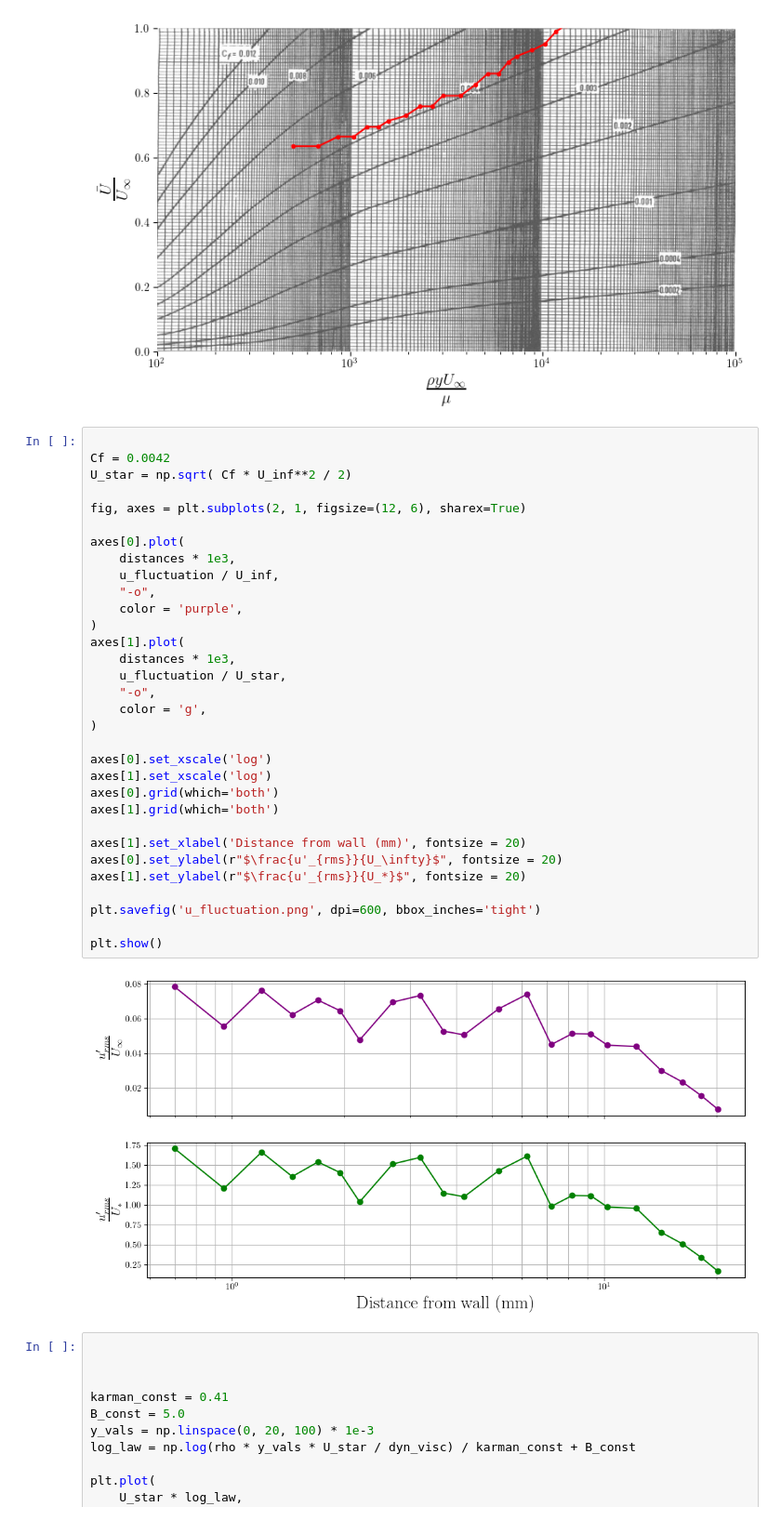
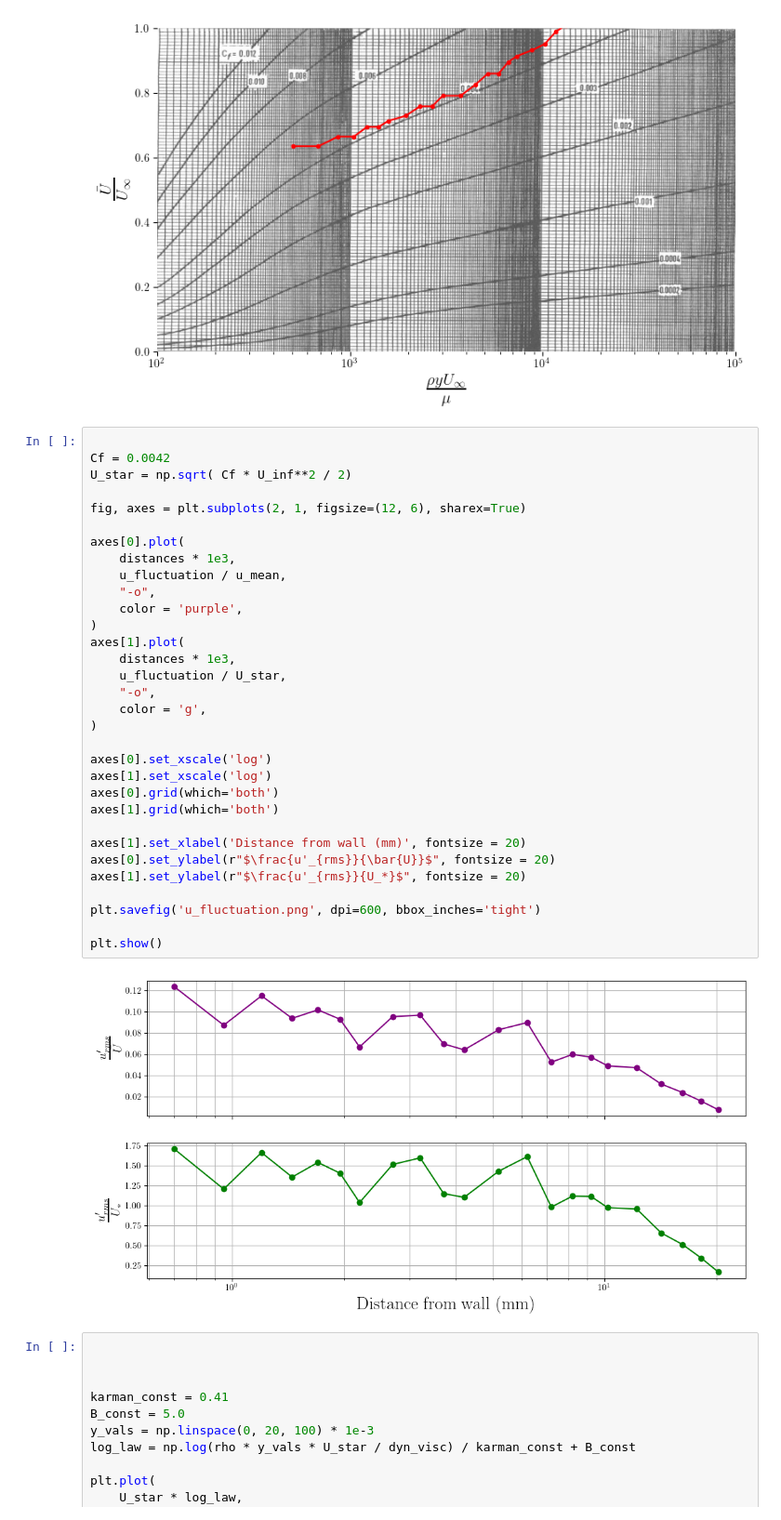
Before and after one commit to lpender3672/MEng-CW, a Jupyter notebook: IIA/3A1/Transition_to_turbulence/analysis.ipynb, the cells around one changed output. Shown at 93% size. Cells and saved outputs as stored; diff of their text form.

```diff
--- a/IIA/3A1/Transition_to_turbulence/analysis.ipynb
+++ b/IIA/3A1/Transition_to_turbulence/analysis.ipynb
@@ -97,36 +106,36 @@ plt.savefig('clauser_data.png', dpi=600)
 
 Cf = 0.0042
 U_star = np.sqrt( Cf * U_inf**2 / 2)
 
 fig, axes = plt.subplots(2, 1, figsize=(12, 6), sharex=True)
 
 axes[0].plot(
     distances * 1e3,
-    u_fluctuation / U_inf,
+    u_fluctuation / u_mean,
     "-o",
     color = 'purple',
 )
 axes[1].plot(
     distances * 1e3,
     u_fluctuation / U_star,
     "-o",
     color = 'g',
 )
 
 axes[0].set_xscale('log')
 axes[1].set_xscale('log')
 axes[0].grid(which='both')
 axes[1].grid(which='both')
 
 axes[1].set_xlabel('Distance from wall (mm)', fontsize = 20)
-axes[0].set_ylabel(r"$\frac{u'_{rms}}{U_\infty}$", fontsize = 20)
+axes[0].set_ylabel(r"$\frac{u'_{rms}}{\bar{U}}$", fontsize = 20)
 axes[1].set_ylabel(r"$\frac{u'_{rms}}{U_*}$", fontsize = 20)
 
 plt.savefig('u_fluctuation.png', dpi=600, bbox_inches='tight')
 
 plt.show()
 # %% [output]
-[figure, old version]
+[figure, new version]
 # %%
 
 
```
Also changed, not shown: parts of 1 cell of this notebook, 7 other files.
